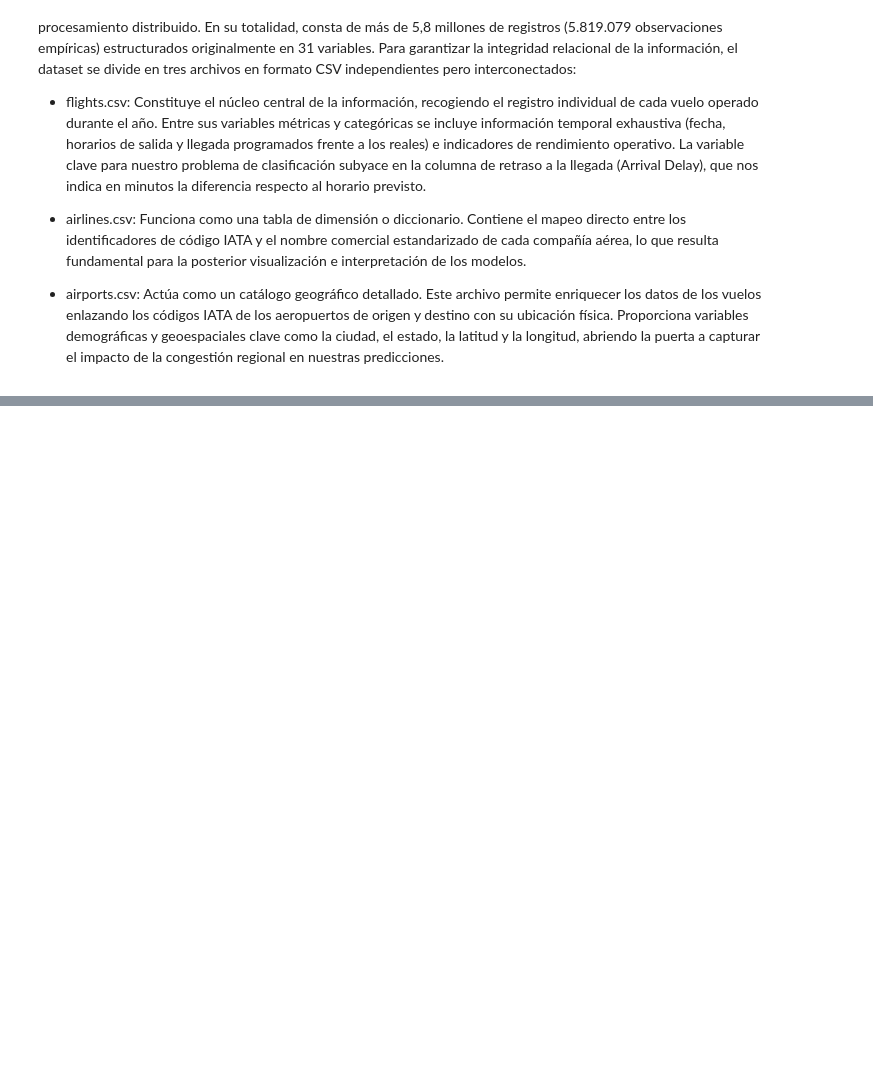
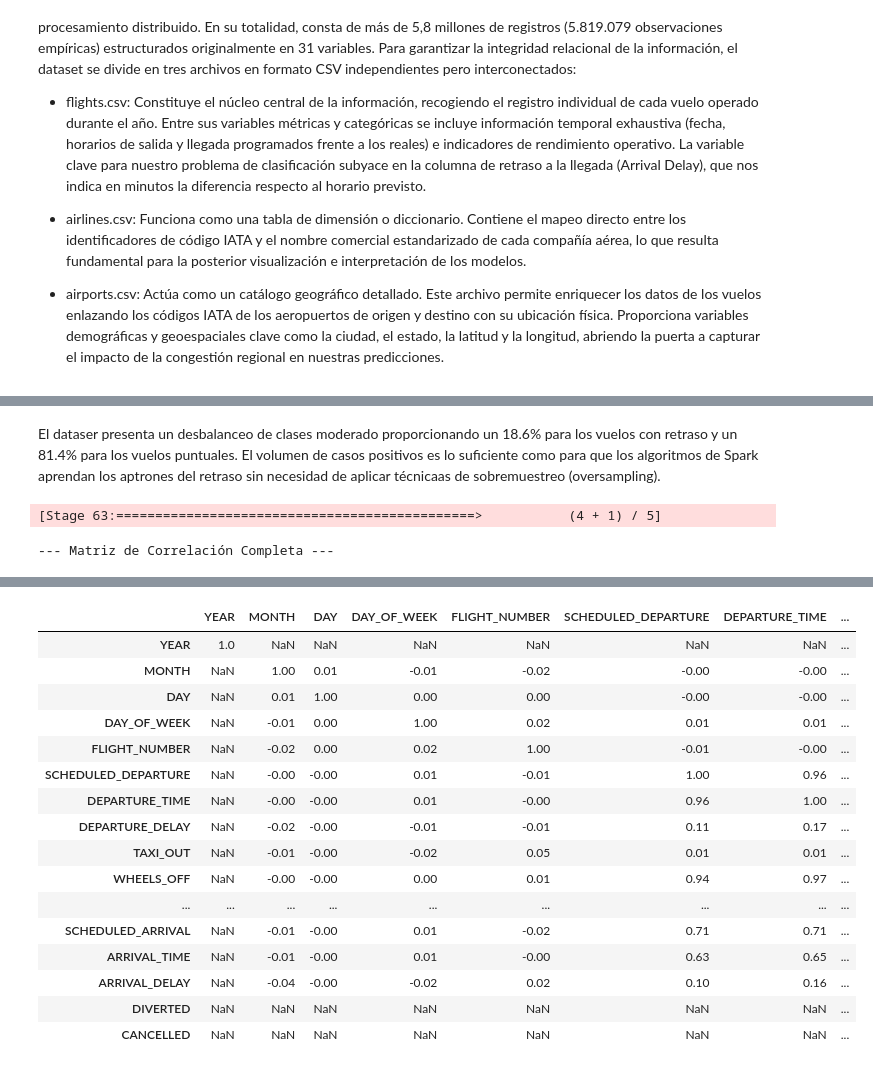
Before and after one commit to mikellorite/FlightDelays-BigData, a Jupyter notebook: FlightDelays.ipynb, the cells around one changed output, grey strips where cells are left out. Saved outputs shown, nothing was run; the diff lists cells and outputs as text; code cells hidden in the pictures; blank space fills up the shorter version.

```diff
--- a/FlightDelays.ipynb
+++ b/FlightDelays.ipynb
@@ -74,8 +59,8 @@ df_joined = df_joined.join(
 # Puedes repetir este último paso para DESTINATION_AIRPORT si lo consideras útil
 # %%
 # Filtrar cancelados y desviados
-df_clean = df_joined.filter((col("CANCELLED") == 0) & (col("DIVERTED") == 0))
+df_clean = df_joined.filter((F.col("CANCELLED") == 0) & (F.col("DIVERTED") == 0))
 
 # Contar nulos en las columnas clave
-df_clean.select([count(when(isnan(c) | col(c).isNull(), c)).alias(c) for c in ["ARRIVAL_DELAY", "DEPARTURE_DELAY"]]).show()
+df_clean.select([F.count(F.when(F.isnan(c) | F.col(c).isNull(), c)).alias(c) for c in ["ARRIVAL_DELAY", "DEPARTURE_DELAY"]]).show()
 # %% [output]
@@ -82,0 +111,32 @@ NameError: name 'df_joined' is not defined
+# %% [markdown]
+El dataser presenta un desbalanceo de clases moderado proporcionando un 18.6% para los vuelos con retraso y un 81.4% para los vuelos puntuales. El volumen de casos positivos es lo suficiente como para que los algoritmos de Spark aprendan los aptrones del retraso sin necesidad de aplicar técnicaas de sobremuestreo (oversampling).
+# %%
+from pyspark.ml.stat import Correlation
+from pyspark.ml.feature import VectorAssembler
+
+# 1. Seleccionamos las variables numéricas candidatas (excluyendo "causas" y IDs)
+numeric_cols = [
+    "YEAR", "MONTH", "DAY" ,"DAY_OF_WEEK", "FLIGHT_NUMBER","SCHEDULED_DEPARTURE", "DEPARTURE_TIME",
+    "DEPARTURE_DELAY", "TAXI_OUT", "WHEELS_OFF", "SCHEDULED_TIME", "ELAPSED_TIME", "AIR_TIME",
+    "DISTANCE", "WHEELS_ON", "TAXI_IN", "SCHEDULED_ARRIVAL", "ARRIVAL_TIME", "ARRIVAL_DELAY", "DIVERTED", "CANCELLED"
+]
+
+# 2. Preparamos el vector (Spark requiere este paso previo)
+assembler = VectorAssembler(inputCols=numeric_cols, outputCol="corr_features")
+df_vector = assembler.transform(df_clean).select("corr_features")
+
+# 3. Calculamos la matriz de Pearson
+matrix = Correlation.corr(df_vector, "corr_features").collect()[0][0]
+cor_np = matrix.toArray()
+
+# 4. Lo pasamos a un DataFrame de Pandas para que se vea bonito en el informe
+import pandas as pd
+corr_matrix_df = pd.DataFrame(cor_np, columns=numeric_cols, index=numeric_cols)
+
+# Mostramos la matriz redondeada a 2 decimales para que sea legible
+print("--- Matriz de Correlación Completa ---")
+with pd.option_context('display.max_rows', None, 'display.max_columns', None):
+    display(corr_matrix_df.round(2))
+# %% [output]
+[Stage 63:==============================================>           (4 + 1) / 5]
+--- Matriz de Correlación Completa ---
@@ -82,0 +144,17 @@ NameError: name 'df_joined' is not defined
+|  | YEAR | MONTH | DAY | DAY_OF_WEEK | FLIGHT_NUMBER | SCHEDULED_DEPARTURE | DEPARTURE_TIME | ... |
+| YEAR | 1.0 | NaN | NaN | NaN | NaN | NaN | NaN | ... |
+| MONTH | NaN | 1.00 | 0.01 | -0.01 | -0.02 | -0.00 | -0.00 | ... |
+| DAY | NaN | 0.01 | 1.00 | 0.00 | 0.00 | -0.00 | -0.00 | ... |
+| DAY_OF_WEEK | NaN | -0.01 | 0.00 | 1.00 | 0.02 | 0.01 | 0.01 | ... |
+| FLIGHT_NUMBER | NaN | -0.02 | 0.00 | 0.02 | 1.00 | -0.01 | -0.00 | ... |
+| SCHEDULED_DEPARTURE | NaN | -0.00 | -0.00 | 0.01 | -0.01 | 1.00 | 0.96 | ... |
+| DEPARTURE_TIME | NaN | -0.00 | -0.00 | 0.01 | -0.00 | 0.96 | 1.00 | ... |
+| DEPARTURE_DELAY | NaN | -0.02 | -0.00 | -0.01 | -0.01 | 0.11 | 0.17 | ... |
+| TAXI_OUT | NaN | -0.01 | -0.00 | -0.02 | 0.05 | 0.01 | 0.01 | ... |
+| WHEELS_OFF | NaN | -0.00 | -0.00 | 0.00 | 0.01 | 0.94 | 0.97 | ... |
+| ... | ... | ... | ... | ... | ... | ... | ... | ... |
+| SCHEDULED_ARRIVAL | NaN | -0.01 | -0.00 | 0.01 | -0.02 | 0.71 | 0.71 | ... |
+| ARRIVAL_TIME | NaN | -0.01 | -0.00 | 0.01 | -0.00 | 0.63 | 0.65 | ... |
+| ARRIVAL_DELAY | NaN | -0.04 | -0.00 | -0.02 | 0.02 | 0.10 | 0.16 | ... |
+| DIVERTED | NaN | NaN | NaN | NaN | NaN | NaN | NaN | ... |
+| CANCELLED | NaN | NaN | NaN | NaN | NaN | NaN | NaN | ... |
```
Also changed, not shown: parts of 9 cells of this notebook, 1 other file.
